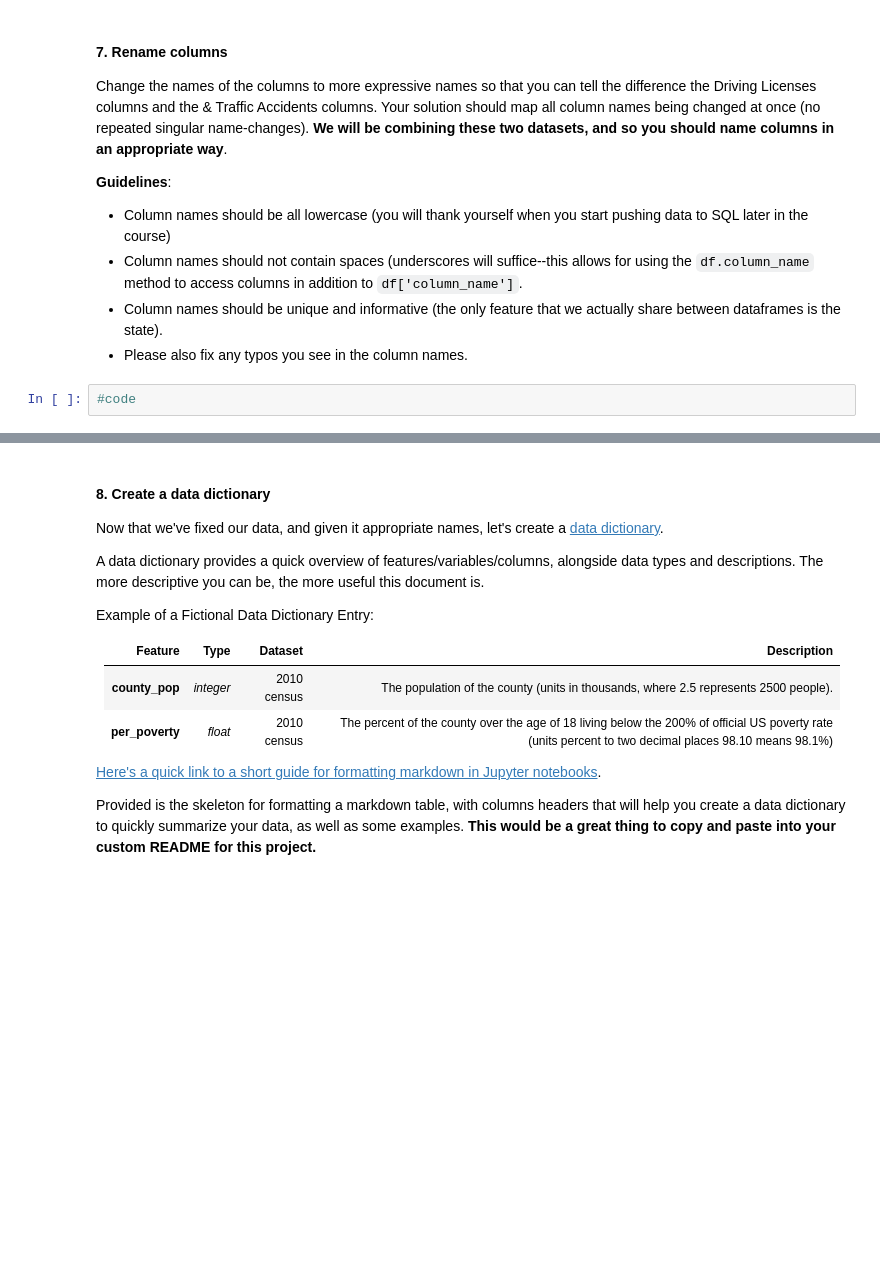
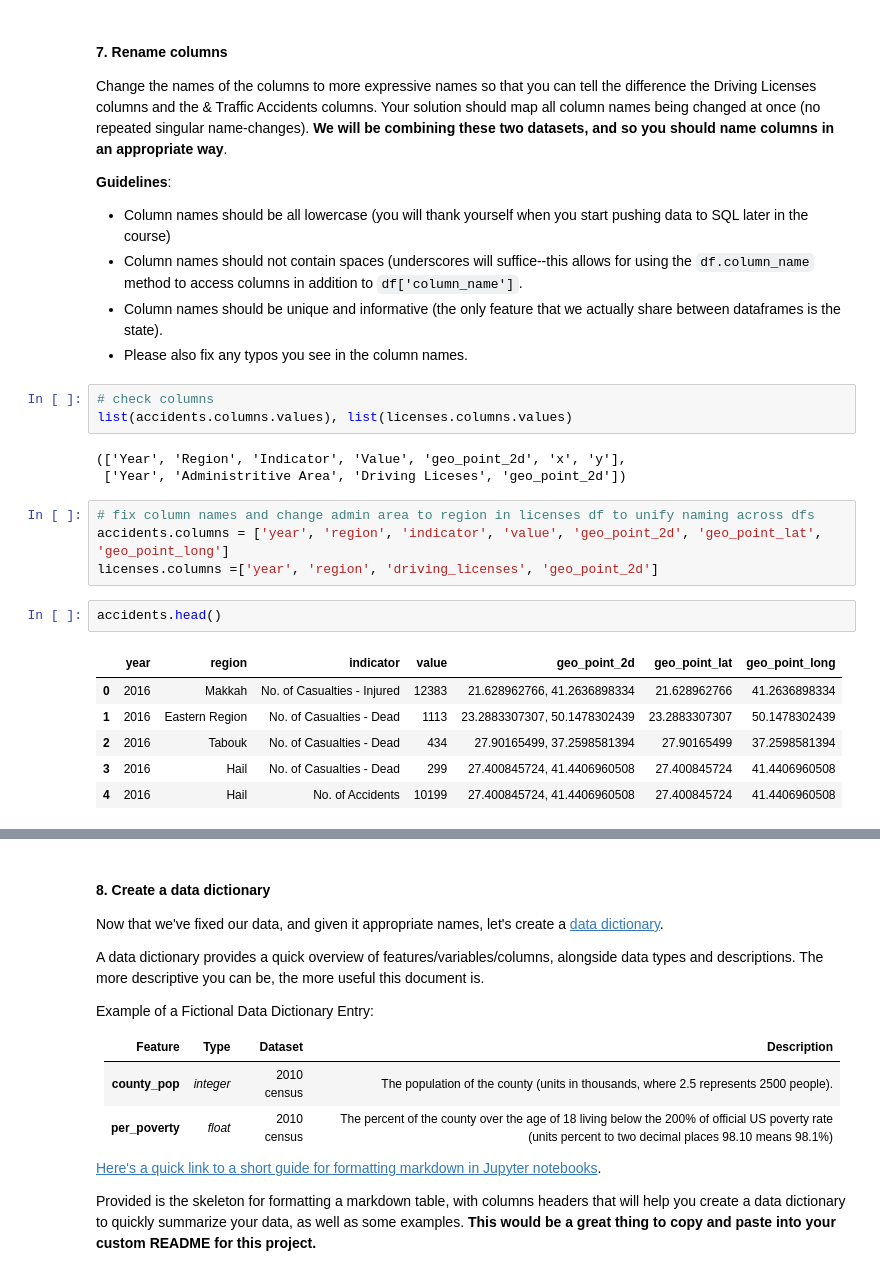
Before and after one commit to TQgit/datascience_project1, a Jupyter notebook: code/starter-code.ipynb, the cells around one changed output, grey strips where cells are left out. Saved outputs shown, nothing was run; the diff lists cells and outputs as text; blank space fills up the shorter version.

```diff
--- a/code/starter-code.ipynb
+++ b/code/starter-code.ipynb
@@ -363,5 +368,22 @@ Change the names of the columns to more expressive names so that you can tell th
 - Column names should not contain spaces (underscores will suffice--this allows for using the `df.column_name` method to access columns in addition to `df['column_name']`.
 - Column names should be unique and informative (the only feature that we actually share between dataframes is the state).
 - Please also fix any typos you see in the column names.
-# %%
-#code
+# %%
+# check columns
+list(accidents.columns.values), list(licenses.columns.values)
+# %% [output]
+(['Year', 'Region', 'Indicator', 'Value', 'geo_point_2d', 'x', 'y'],
+ ['Year', 'Administritive Area', 'Driving Liceses', 'geo_point_2d'])
+# %%
+# fix column names and change admin area to region in licenses df to unify naming across dfs
+accidents.columns = ['year', 'region', 'indicator', 'value', 'geo_point_2d', 'geo_point_lat', 'geo_point_long']
+licenses.columns =['year', 'region', 'driving_licenses', 'geo_point_2d']
+# %%
+accidents.head()
+# %% [output]
+|  | year | region | indicator | value | geo_point_2d | geo_point_lat | geo_point_long |
+| 0 | 2016 | Makkah | No. of Casualties - Injured | 12383 | 21.628962766, 41.2636898334 | 21.628962766 | 41.2636898334 |
+| 1 | 2016 | Eastern Region | No. of Casualties - Dead | 1113 | 23.2883307307, 50.1478302439 | 23.2883307307 | 50.1478302439 |
+| 2 | 2016 | Tabouk | No. of Casualties - Dead | 434 | 27.90165499, 37.2598581394 | 27.90165499 | 37.2598581394 |
+| 3 | 2016 | Hail | No. of Casualties - Dead | 299 | 27.400845724, 41.4406960508 | 27.400845724 | 41.4406960508 |
+| 4 | 2016 | Hail | No. of Accidents | 10199 | 27.400845724, 41.4406960508 | 27.400845724 | 41.4406960508 |
```
Also changed, not shown: parts of 19 cells of this notebook.
